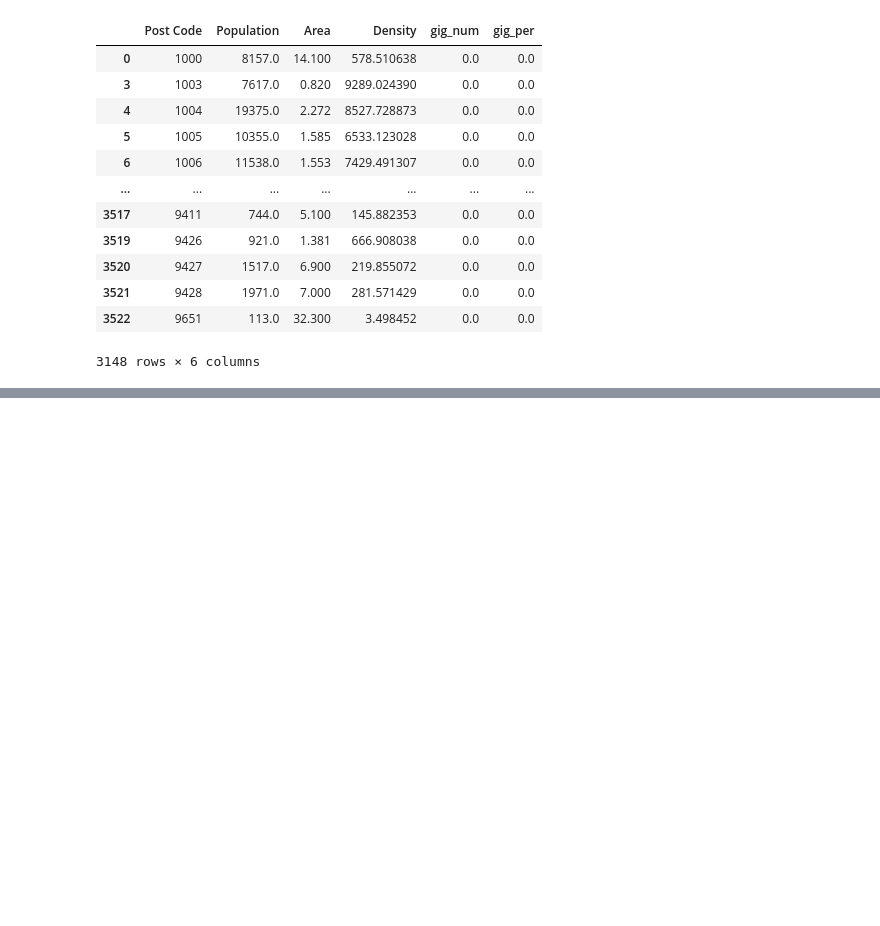
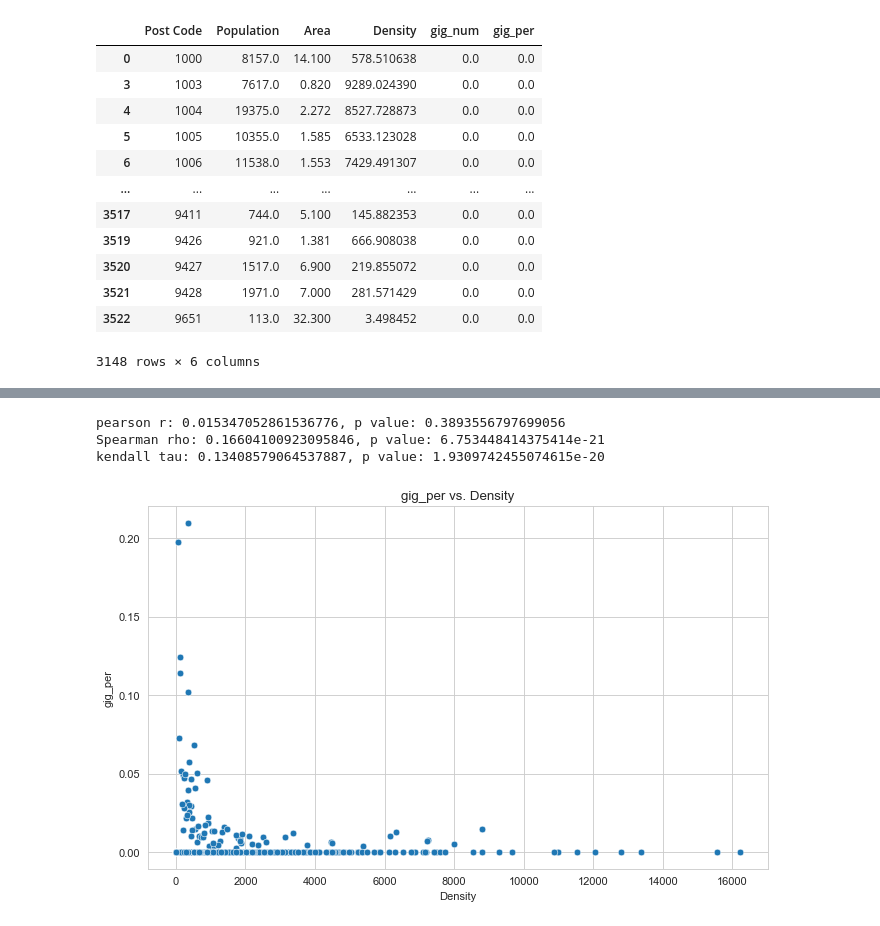
Before and after one commit to sy-guan/master-project-online-staffing, a Jupyter notebook: misgrosi/analysis/misgrosi_candidate_analysis.ipynb, the cells around one changed output, grey strips where cells are left out. Drawn from its saved outputs; the diff is of its cells as text; code cells hidden in the pictures; blank space fills up the shorter version.

Commit message:
Fix scatter plot.

```diff
--- a/misgrosi/analysis/misgrosi_candidate_analysis.ipynb
+++ b/misgrosi/analysis/misgrosi_candidate_analysis.ipynb
@@ -183,7 +183,7 @@ df_count
 | 3522 | 9651 | 113.0 | 32.300 | 3.498452 | 0.0 | 0.0 |
 3148 rows × 6 columns
 # %%
-def draw_worker_density(xv,yv):
+def draw_worker_density(xv,yv,df):
     plt.figure(figsize=(10, 6), dpi=80)
     ax = sns.scatterplot(x=xv, y=yv, data=df)
     ax.set_title(yv+" vs. "+xv)
@@ -217,0 +191,10 @@ kendall tau: 0.13408579064537887, p value: 1.9309742455074615e-20
+# %%
+from scipy import stats
+def draw_corr(df,col1, col2):
+    draw_worker_density(col1,col2,df)
+    p = stats.pearsonr(df[col1], df[col2])
+    s = stats.spearmanr(df[col1], df[col2])
+    k = stats.kendalltau(df[col1], df[col2])
+    print(f'pearson r: {p[0]}, p value: {p[1]}')
+    print(f'Spearman rho: {s[0]}, p value: {s[1]}')
+    print(f'kendall tau: {k[0]}, p value: {k[1]}')
@@ -217,0 +208,7 @@ kendall tau: 0.13408579064537887, p value: 1.9309742455074615e-20
+# %%
+draw_corr(df_count,'Density','gig_per')
+# %% [output]
+pearson r: 0.015347052861536776, p value: 0.3893556797699056
+Spearman rho: 0.16604100923095846, p value: 6.753448414375414e-21
+kendall tau: 0.13408579064537887, p value: 1.9309742455074615e-20
+[figure, added]
```
Also changed, not shown: parts of 3 cells of this notebook, 3 other files.
